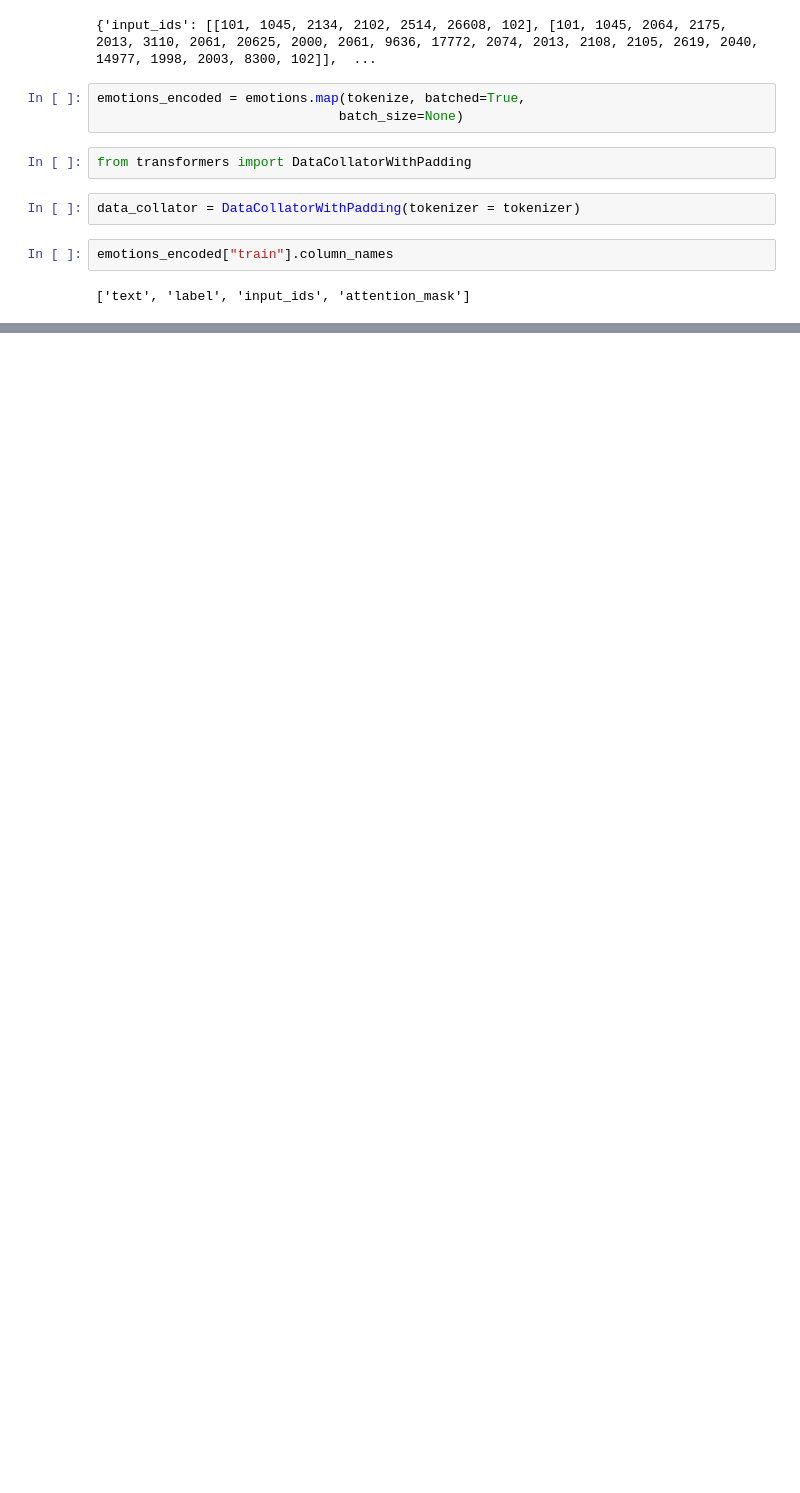
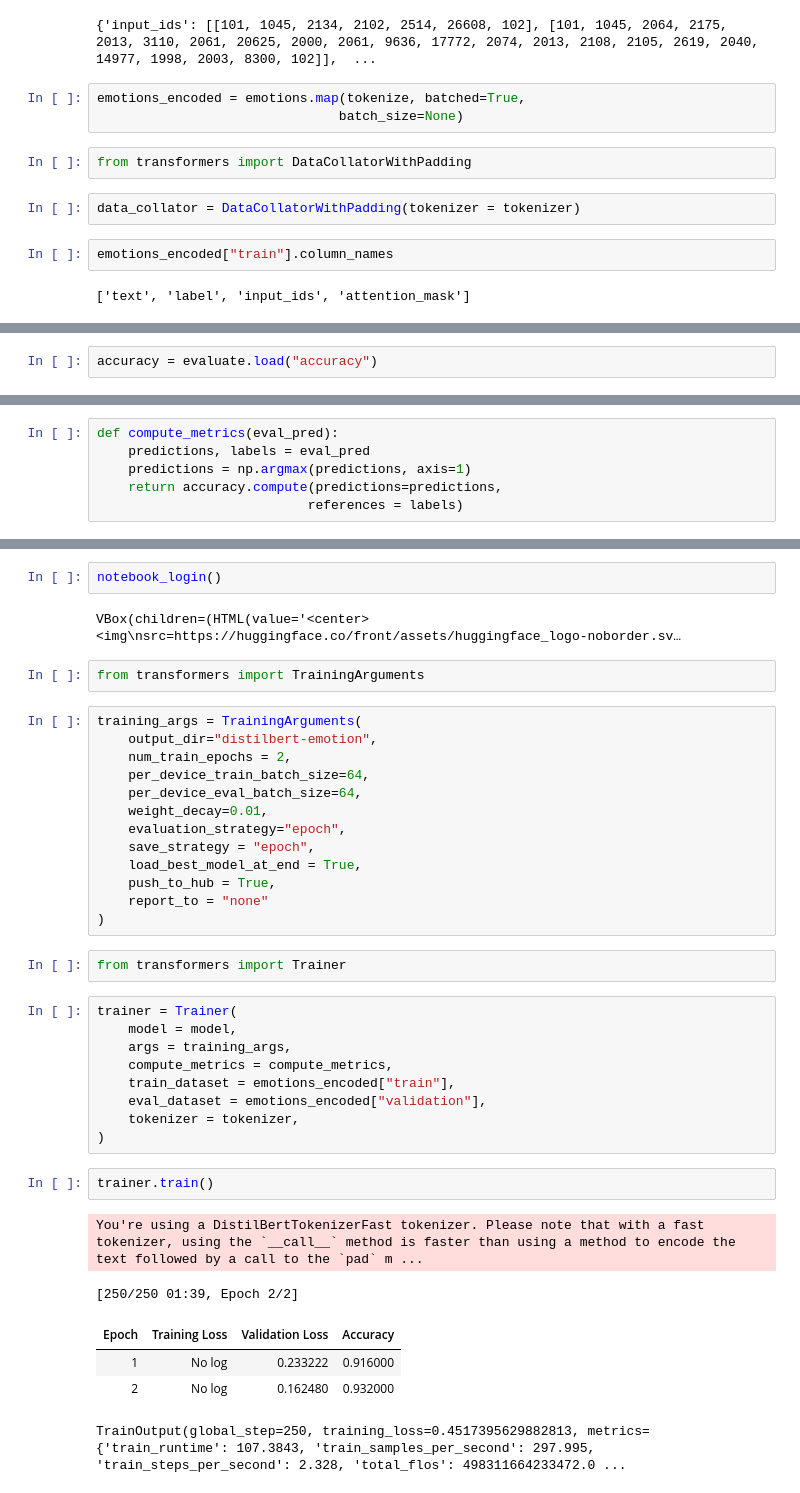
Before and after one commit to TirendazAcademy/Hugging-Face-Tutorials, a Jupyter notebook: Sentiment-Analysis/Emotion-Analysis-with-HuggingFace.ipynb, the cells around one changed output, grey strips where cells are left out. Saved outputs shown, nothing was run; the diff lists cells and outputs as text; blank space fills up the shorter version.

```diff
--- a/Sentiment-Analysis/Emotion-Analysis-with-HuggingFace.ipynb
+++ b/Sentiment-Analysis/Emotion-Analysis-with-HuggingFace.ipynb
@@ -229,0 +250,2 @@ emotions_encoded["train"].column_names
+# %%
+accuracy = evaluate.load("accuracy")
@@ -229,0 +254,6 @@ emotions_encoded["train"].column_names
+# %%
+def compute_metrics(eval_pred):
+    predictions, labels = eval_pred
+    predictions = np.argmax(predictions, axis=1)
+    return accuracy.compute(predictions=predictions,
+                           references = labels)
@@ -229,0 +262,39 @@ emotions_encoded["train"].column_names
+# %%
+notebook_login()
+# %% [output]
+VBox(children=(HTML(value='<center> <img\nsrc=https://huggingface.co/front/assets/huggingface_logo-noborder.sv…
+# %%
+from transformers import TrainingArguments
+# %%
+training_args = TrainingArguments(
+    output_dir="distilbert-emotion",
+    num_train_epochs = 2,
+    per_device_train_batch_size=64,
+    per_device_eval_batch_size=64,
+    weight_decay=0.01,
+    evaluation_strategy="epoch",
+    save_strategy = "epoch",
+    load_best_model_at_end = True,
+    push_to_hub = True,
+    report_to = "none"
+)
+# %%
+from transformers import Trainer
+# %%
+trainer = Trainer(
+    model = model,
+    args = training_args,
+    compute_metrics = compute_metrics,
+    train_dataset = emotions_encoded["train"],
+    eval_dataset = emotions_encoded["validation"],
+    tokenizer = tokenizer,
+)
+# %%
+trainer.train()
+# %% [output]
+You're using a DistilBertTokenizerFast tokenizer. Please note that with a fast tokenizer, using the `__call__` method is faster than using a method to encode the text followed by a call to the `pad` m ...
+[250/250 01:39, Epoch 2/2]
+| Epoch | Training Loss | Validation Loss | Accuracy |
+| 1 | No log | 0.233222 | 0.916000 |
+| 2 | No log | 0.162480 | 0.932000 |
+TrainOutput(global_step=250, training_loss=0.4517395629882813, metrics={'train_runtime': 107.3843, 'train_samples_per_second': 297.995, 'train_steps_per_second': 2.328, 'total_flos': 498311664233472.0 ...
```
Also changed, not shown: parts of 26 cells of this notebook.
